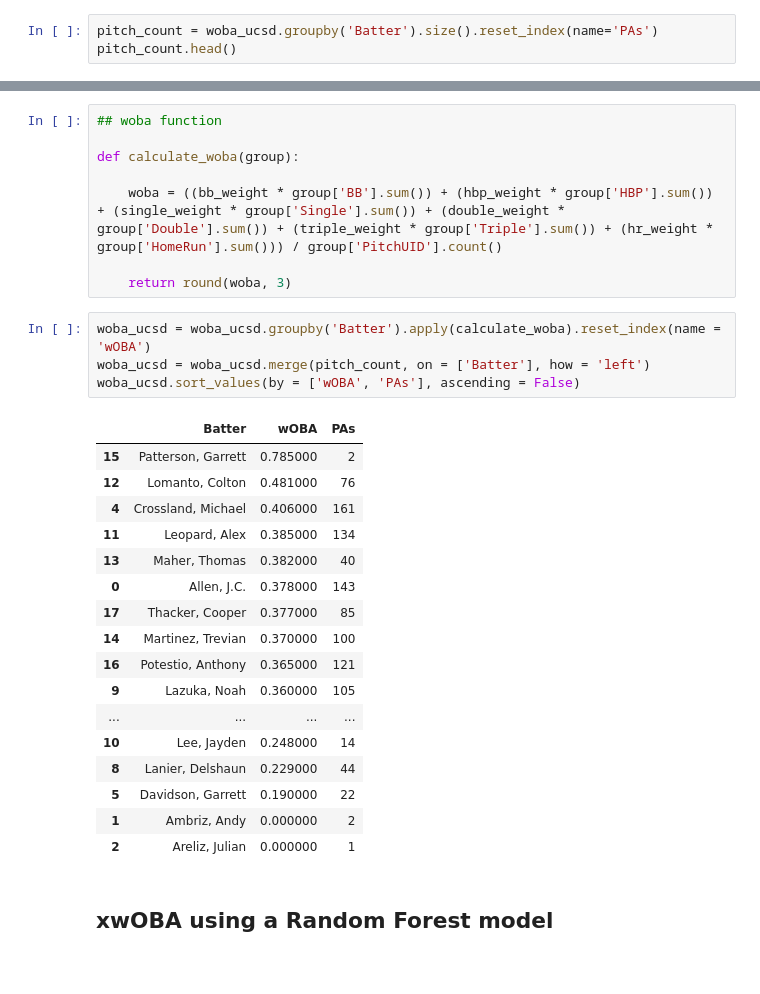
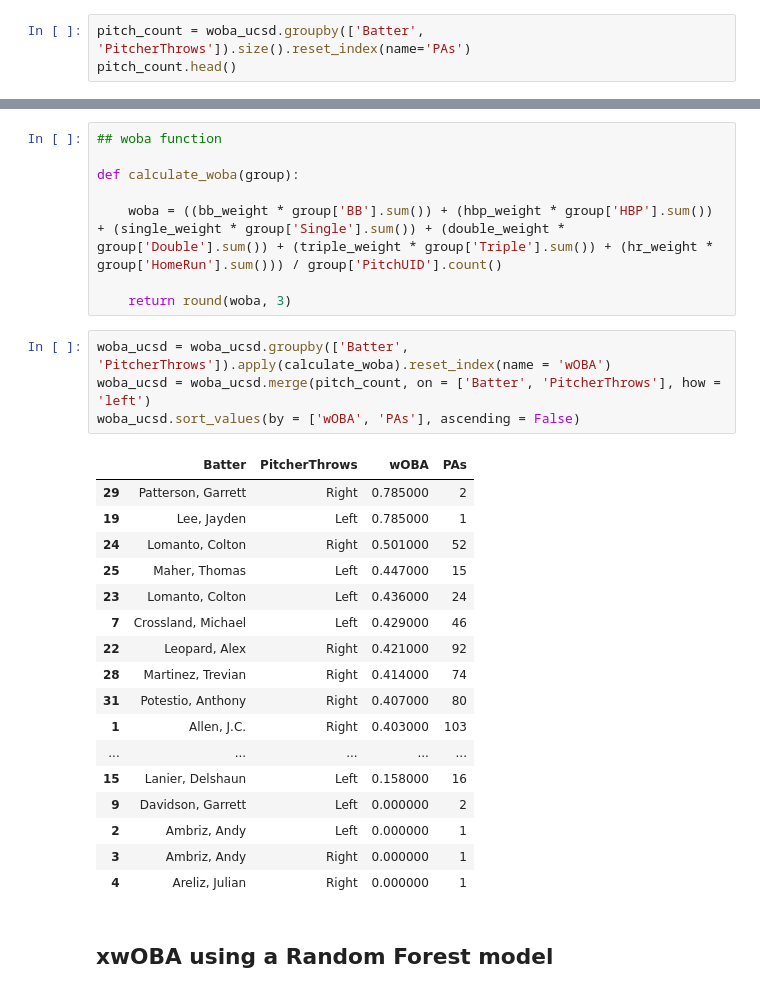
Before and after one commit to jackkalsched/UCSD_Baseball_25, a Jupyter notebook: Hitting/expected_metrics/expected_metrics.ipynb, the cells around one changed output, grey strips where cells are left out. Cells and saved outputs as stored; diff of their text form.

```diff
--- a/Hitting/expected_metrics/expected_metrics.ipynb
+++ b/Hitting/expected_metrics/expected_metrics.ipynb
@@ -409,6 +416,6 @@ See the caveats in the documentation: https://pandas.pydata.org/pandas-docs/stab
 | 1275046 | Rodgers, Peyton | SAN_AZT | Right | Potestio, Anthony | CSD_TRI | Left | Slider | Curveball | ... |
 1429 rows × 37 columns
 # %%
-pitch_count = woba_ucsd.groupby('Batter').size().reset_index(name='PAs')
+pitch_count = woba_ucsd.groupby(['Batter', 'PitcherThrows']).size().reset_index(name='PAs')
 pitch_count.head()
 # %% [output]
@@ -427,27 +434,27 @@ def calculate_woba(group):
 
     return round(woba, 3)
 # %%
-woba_ucsd = woba_ucsd.groupby('Batter').apply(calculate_woba).reset_index(name = 'wOBA')
-woba_ucsd = woba_ucsd.merge(pitch_count, on = ['Batter'], how = 'left')
+woba_ucsd = woba_ucsd.groupby(['Batter', 'PitcherThrows']).apply(calculate_woba).reset_index(name = 'wOBA')
+woba_ucsd = woba_ucsd.merge(pitch_count, on = ['Batter', 'PitcherThrows'], how = 'left')
 woba_ucsd.sort_values(by = ['wOBA', 'PAs'], ascending = False)
 # %% [output]
-|  | Batter | wOBA | PAs |
-| 15 | Patterson, Garrett | 0.785000 | 2 |
-| 12 | Lomanto, Colton | 0.481000 | 76 |
-| 4 | Crossland, Michael | 0.406000 | 161 |
-| 11 | Leopard, Alex | 0.385000 | 134 |
-| 13 | Maher, Thomas | 0.382000 | 40 |
-| 0 | Allen, J.C. | 0.378000 | 143 |
-| 17 | Thacker, Cooper | 0.377000 | 85 |
-| 14 | Martinez, Trevian | 0.370000 | 100 |
-| 16 | Potestio, Anthony | 0.365000 | 121 |
-| 9 | Lazuka, Noah | 0.360000 | 105 |
-| ... | ... | ... | ... |
-| 10 | Lee, Jayden | 0.248000 | 14 |
-| 8 | Lanier, Delshaun | 0.229000 | 44 |
-| 5 | Davidson, Garrett | 0.190000 | 22 |
-| 1 | Ambriz, Andy | 0.000000 | 2 |
-| 2 | Areliz, Julian | 0.000000 | 1 |
+|  | Batter | PitcherThrows | wOBA | PAs |
+| 29 | Patterson, Garrett | Right | 0.785000 | 2 |
+| 19 | Lee, Jayden | Left | 0.785000 | 1 |
+| 24 | Lomanto, Colton | Right | 0.501000 | 52 |
+| 25 | Maher, Thomas | Left | 0.447000 | 15 |
+| 23 | Lomanto, Colton | Left | 0.436000 | 24 |
+| 7 | Crossland, Michael | Left | 0.429000 | 46 |
+| 22 | Leopard, Alex | Right | 0.421000 | 92 |
+| 28 | Martinez, Trevian | Right | 0.414000 | 74 |
+| 31 | Potestio, Anthony | Right | 0.407000 | 80 |
+| 1 | Allen, J.C. | Right | 0.403000 | 103 |
+| ... | ... | ... | ... | ... |
+| 15 | Lanier, Delshaun | Left | 0.158000 | 16 |
+| 9 | Davidson, Garrett | Left | 0.000000 | 2 |
+| 2 | Ambriz, Andy | Left | 0.000000 | 1 |
+| 3 | Ambriz, Andy | Right | 0.000000 | 1 |
+| 4 | Areliz, Julian | Right | 0.000000 | 1 |
 # %% [markdown]
 ## xwOBA using a Random Forest model
 # %% [markdown]
```
Also changed, not shown: parts of 6 cells of this notebook.
